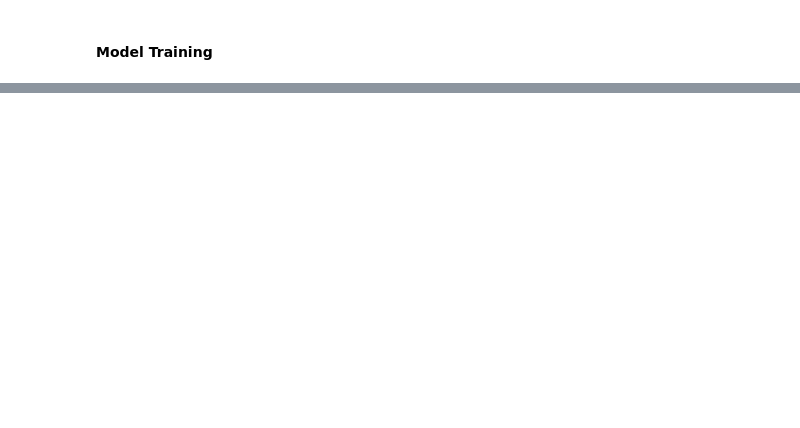
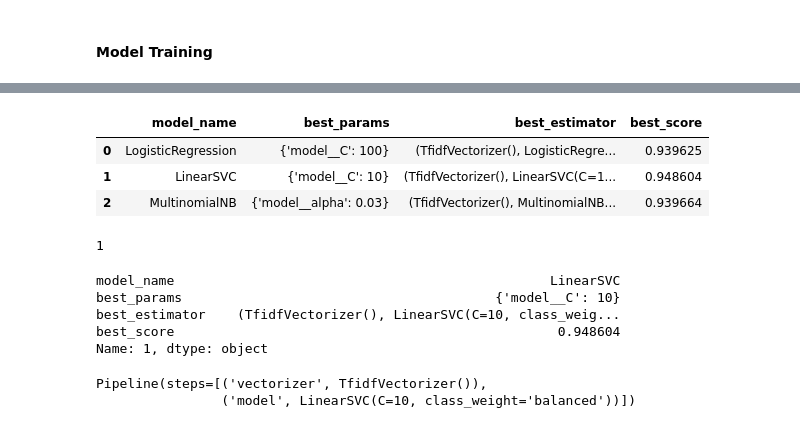
Before and after one commit to Salma-M-H/NLP-Projects, a Jupyter notebook: 01_Spam_Email_Classification/Spam_Email_Classifier.ipynb, the cells around one changed output, grey strips where cells are left out. Cells and saved outputs as stored; diff of their text form; code cells hidden in the pictures; blank space fills up the shorter version.

```diff
--- a/01_Spam_Email_Classification/Spam_Email_Classifier.ipynb
+++ b/01_Spam_Email_Classification/Spam_Email_Classifier.ipynb
@@ -79,7 +79,7 @@ emails_dataset
 | 5571 | ham | Rofl. Its true to its name |
 5572 rows × 2 columns
 # %%
-emails_dataset.drop_duplicates(inplace=True)
+emails_dataset = emails_dataset.drop_duplicates()
 emails_dataset
 # %% [output]
 |  | Category | Message |
@@ -182,0 +181,40 @@ weighted avg       0.96      0.96      0.95      1032
+# %%
+GridParams = {
+    'LogisticRegression': {
+        'model__C': [0.01, 0.1, 1, 10, 100]
+    },
+    'LinearSVC':{
+        'model__C': [0.01, 0.1, 1, 10, 100],
+    },
+    'MultinomialNB': {
+        'model__alpha': [0.01, 0.03, 0.1, 0.3, 1]
+    },
+}
+# %%
+best = []
+
+for name, clf in models.items():
+    pipeline = Pipeline(
+        [('vectorizer', TfidfVectorizer()),
+         ('model', clf)]
+    )
+
+    grid = GridSearchCV(
+        estimator=pipeline, param_grid=GridParams[name],
+        scoring='f1', verbose=2, n_jobs= -1,
+        cv=skf, return_train_score=True
+    )
+
+
+    grid.fit(x_train, y_train_encoded)
+
+    best.append(
+        {
+            'model_name': name,
+            'best_params': grid.best_params_,
+            'best_estimator': grid.best_estimator_,
+            'best_score': grid.best_score_
+        }
+    )
+
+print(best)
@@ -182,0 +231,8 @@ weighted avg       0.96      0.96      0.95      1032
+# %%
+best_df = pd.DataFrame(data=best)
+best_df
+# %% [output]
+|  | model_name | best_params | best_estimator | best_score |
+| 0 | LogisticRegression | {'model__C': 100} | (TfidfVectorizer(), LogisticRegre... | 0.939625 |
+| 1 | LinearSVC | {'model__C': 10} | (TfidfVectorizer(), LinearSVC(C=1... | 0.948604 |
+| 2 | MultinomialNB | {'model__alpha': 0.03} | (TfidfVectorizer(), MultinomialNB... | 0.939664 |
@@ -182,0 +241,19 @@ weighted avg       0.96      0.96      0.95      1032
+# %%
+best_df['best_score'].idxmax()
+# %% [output]
+1
+# %%
+winner = best_df.loc[best_df['best_score'].idxmax()]
+winner
+# %% [output]
+model_name                                                LinearSVC
+best_params                                        {'model__C': 10}
+best_estimator    (TfidfVectorizer(), LinearSVC(C=10, class_weig...
+best_score                                                 0.948604
+Name: 1, dtype: object
+# %%
+final_model = winner['best_estimator']
+final_model
+# %% [output]
+Pipeline(steps=[('vectorizer', TfidfVectorizer()),
+                ('model', LinearSVC(C=10, class_weight='balanced'))])
```
Also changed, not shown: parts of 23 cells of this notebook.
